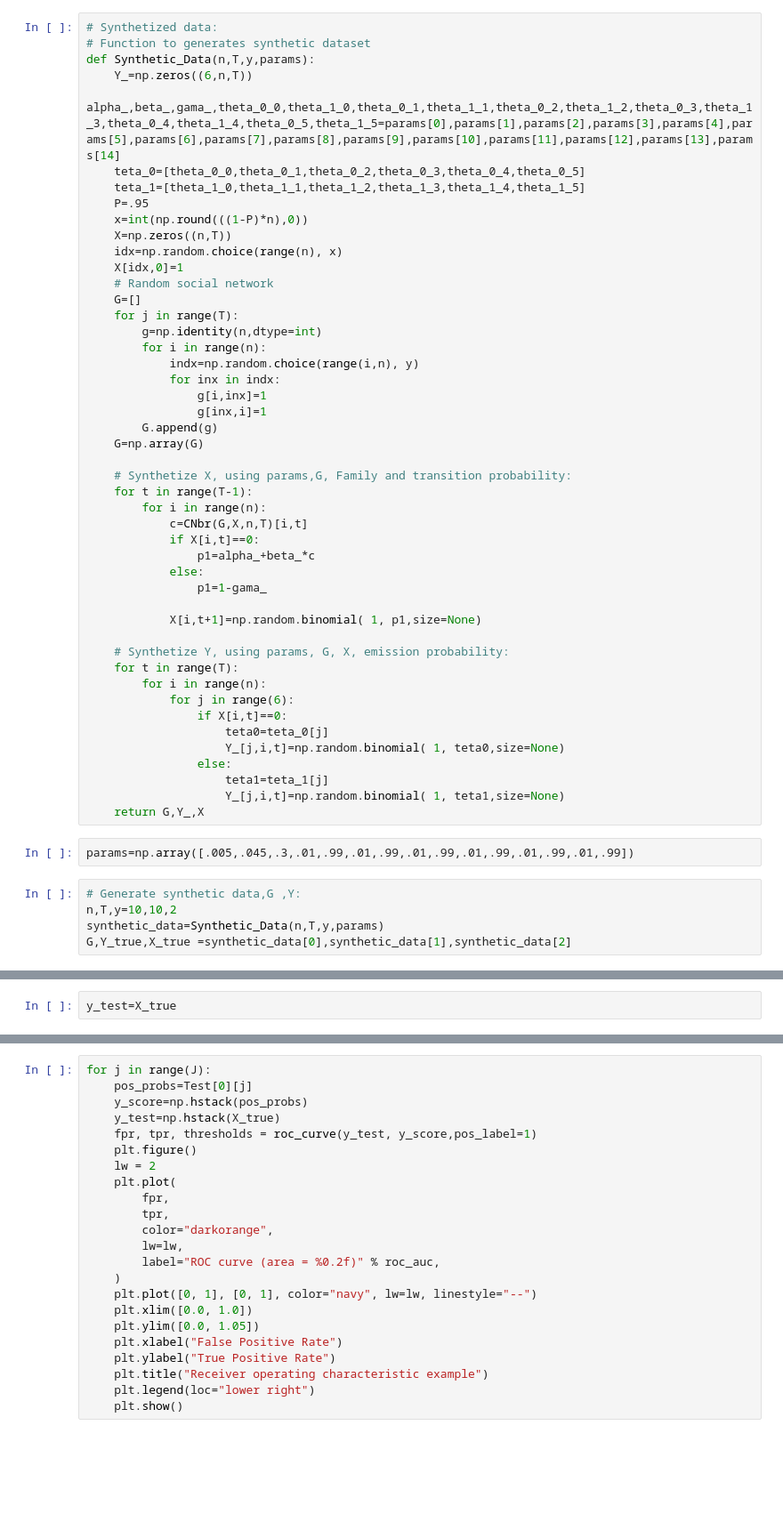
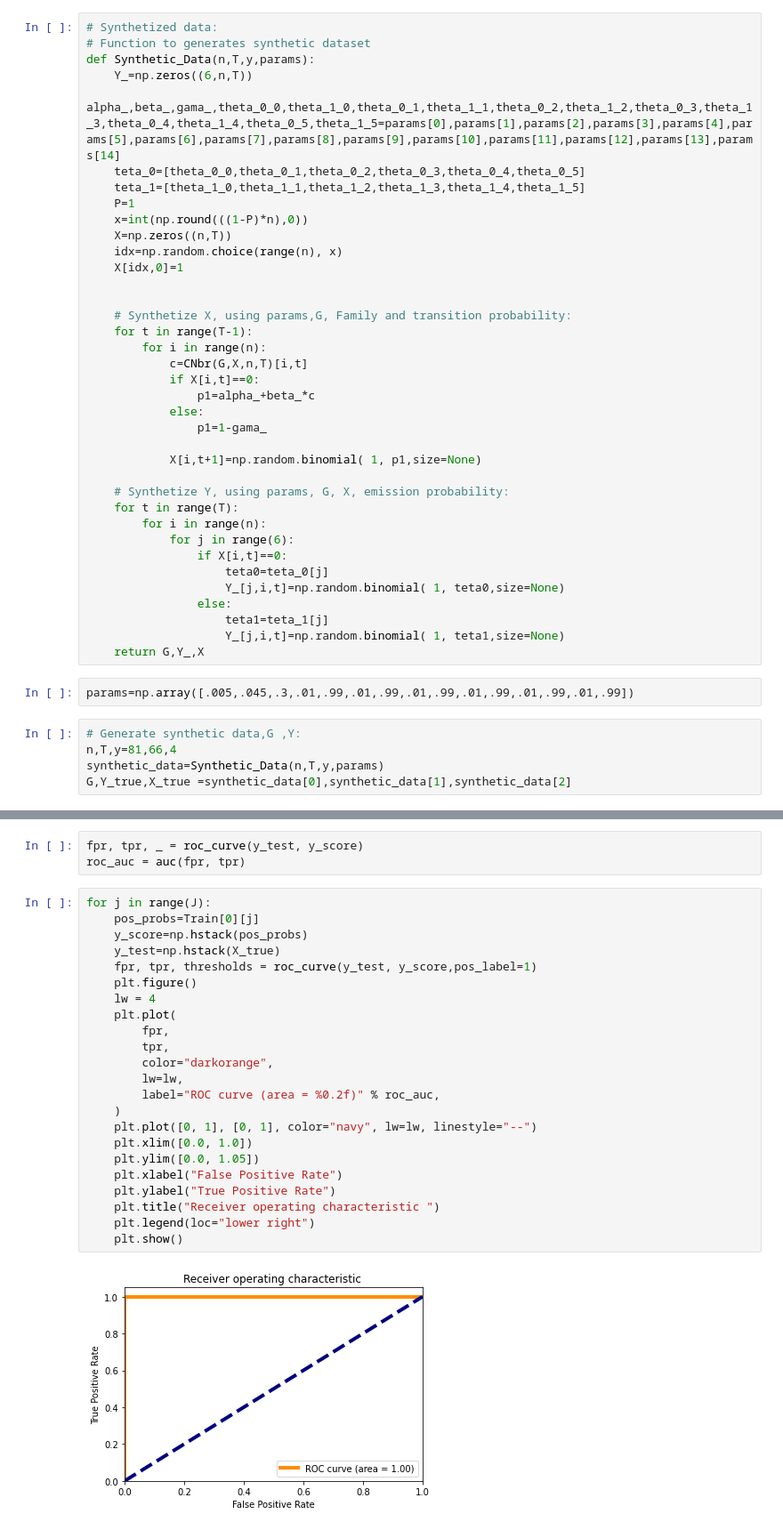
Before and after one commit to zhrprjct/zahra, a Jupyter notebook: GCHMMpaper-Copy1.ipynb, the cells around one changed output, grey strips where cells are left out. Shown at 89% size. Saved outputs shown, nothing was run; the diff lists cells and outputs as text; blank space fills up the shorter version.

```diff
--- a/GCHMMpaper-Copy1.ipynb
+++ b/GCHMMpaper-Copy1.ipynb
@@ -663,22 +648,12 @@ def Synthetic_Data(n,T,y,params):
     alpha_,beta_,gama_,theta_0_0,theta_1_0,theta_0_1,theta_1_1,theta_0_2,theta_1_2,theta_0_3,theta_1_3,theta_0_4,theta_1_4,theta_0_5,theta_1_5=params[0],params[1],params[2],params[3],params[4],params[5],params[6],params[7],params[8],params[9],params[10],params[11],params[12],params[13],params[14]
     teta_0=[theta_0_0,theta_0_1,theta_0_2,theta_0_3,theta_0_4,theta_0_5]
     teta_1=[theta_1_0,theta_1_1,theta_1_2,theta_1_3,theta_1_4,theta_1_5]
-    P=.95
+    P=1
     x=int(np.round(((1-P)*n),0))
     X=np.zeros((n,T))
     idx=np.random.choice(range(n), x)
     X[idx,0]=1
-    # Random social network
-    G=[]
-    for j in range(T):
-        g=np.identity(n,dtype=int)
-        for i in range(n):
-            indx=np.random.choice(range(i,n), y)
-            for inx in indx:
-                g[i,inx]=1
-                g[inx,i]=1
-        G.append(g)
-    G=np.array(G)
+
 
     # Synthetize X, using params,G, Family and transition probability:
     for t in range(T-1):
@@ -706,6 +681,6 @@ def Synthetic_Data(n,T,y,params):
 params=np.array([.005,.045,.3,.01,.99,.01,.99,.01,.99,.01,.99,.01,.99,.01,.99])
 # %%
 # Generate synthetic data,G ,Y:
-n,T,y=10,10,2
+n,T,y=81,66,4
 synthetic_data=Synthetic_Data(n,T,y,params)
 G,Y_true,X_true =synthetic_data[0],synthetic_data[1],synthetic_data[2]
@@ -716,2 +710,0 @@ Train=Gibbs_train(hyper_params,T,n,G,Y_true,U,K,J)
-# %%
-y_test=X_true
@@ -722,23 +711,28 @@ Test=Gibbs_test(params,T,n,G,Y_true,K,J)
+# %%
+fpr, tpr, _ = roc_curve(y_test, y_score)
+roc_auc = auc(fpr, tpr)
 # %%
 for j in range(J):
-    pos_probs=Test[0][j]
+    pos_probs=Train[0][j]
     y_score=np.hstack(pos_probs)
     y_test=np.hstack(X_true)
     fpr, tpr, thresholds = roc_curve(y_test, y_score,pos_label=1)
     plt.figure()
-    lw = 2
+    lw = 4
     plt.plot(
         fpr,
         tpr,
         color="darkorange",
         lw=lw,
         label="ROC curve (area = %0.2f)" % roc_auc,
     )
     plt.plot([0, 1], [0, 1], color="navy", lw=lw, linestyle="--")
     plt.xlim([0.0, 1.0])
     plt.ylim([0.0, 1.05])
     plt.xlabel("False Positive Rate")
     plt.ylabel("True Positive Rate")
-    plt.title("Receiver operating characteristic example")
+    plt.title("Receiver operating characteristic ")
     plt.legend(loc="lower right")
     plt.show()
+# %% [output]
+[figure, added]
```
Also changed, not shown: parts of 16 cells of this notebook.
